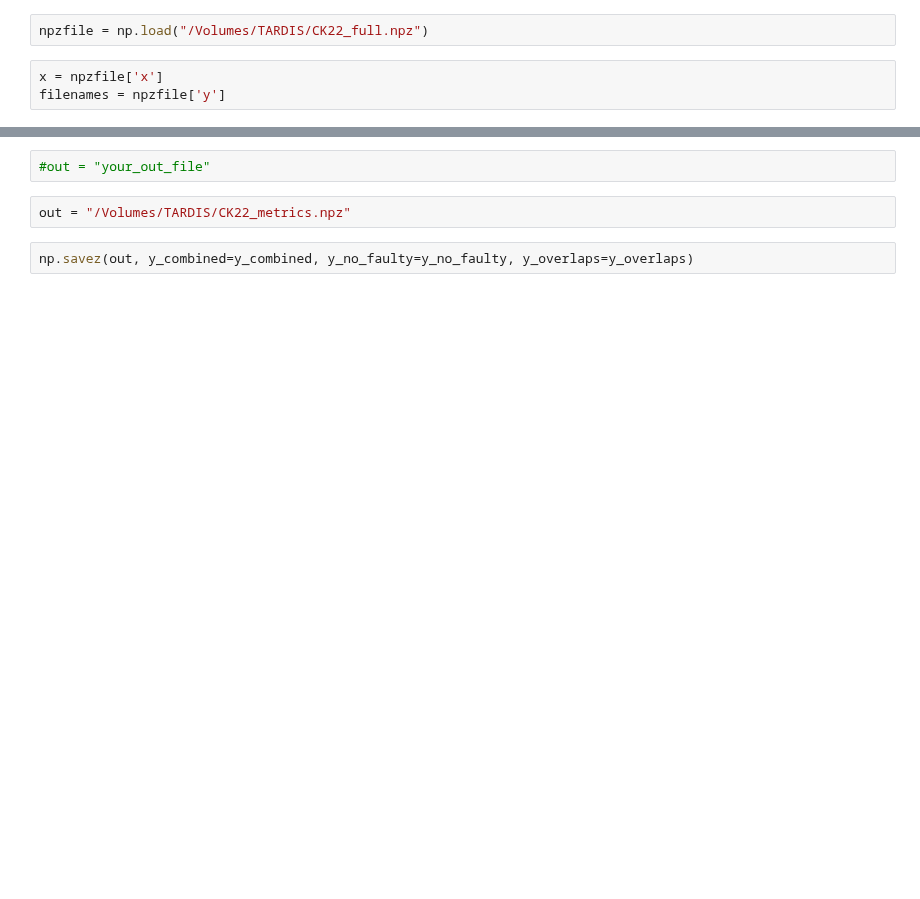
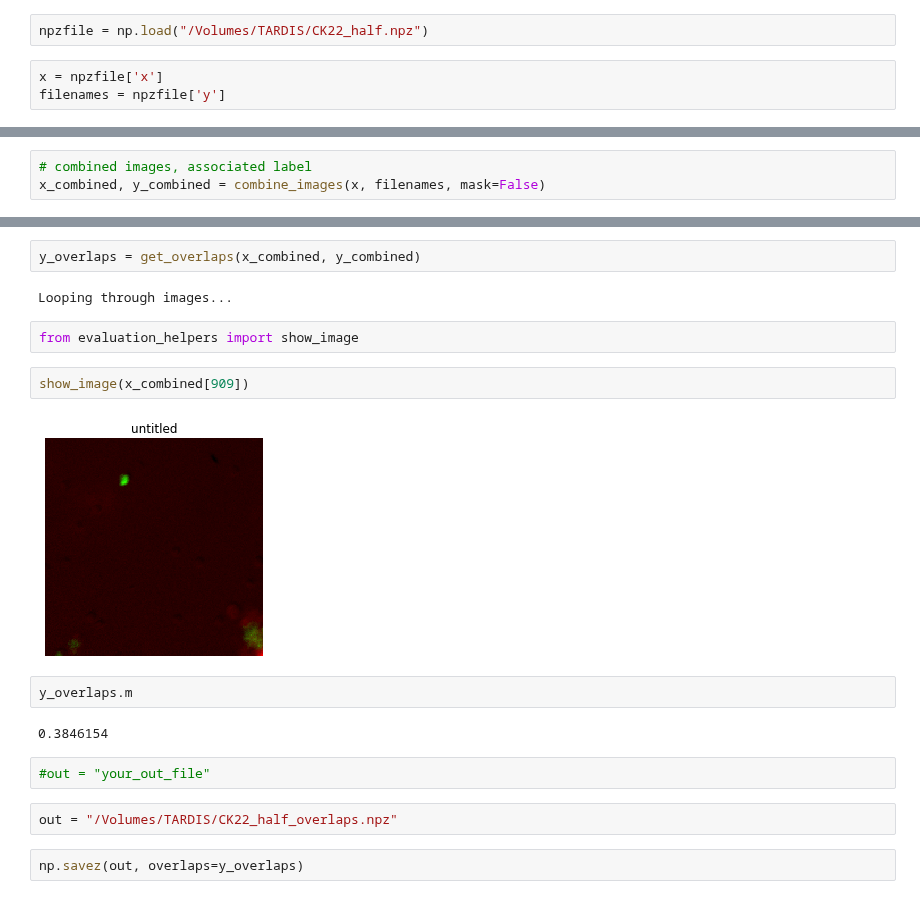
Before and after one commit to leonore/deep-learning-for-immune-cells, a Jupyter notebook: src/compress_files.ipynb, the cells around one changed output, grey strips where cells are left out. Saved outputs shown, nothing was run; the diff lists cells and outputs as text; blank space fills up the shorter version.

Commit message:
changed technique for capturing labels+overlaps, reducing complexity

```diff
--- a/src/compress_files.ipynb
+++ b/src/compress_files.ipynb
@@ -105,7 +107,7 @@ compress_images("/Volumes/TARDIS/CK22_full.npz", CK22_files, 192)
 # %%
 #npzfile = np.load("your_npz_file")
 # %%
-npzfile = np.load("/Volumes/TARDIS/CK22_full.npz")
+npzfile = np.load("/Volumes/TARDIS/CK22_half.npz")
 # %%
 x = npzfile['x']
 filenames = npzfile['y']
@@ -159,0 +117,3 @@ Looping through images...
+# %%
+# combined images, associated label
+x_combined, y_combined = combine_images(x, filenames, mask=False)
@@ -160,6 +139,20 @@ Looping through images...
+# %%
+y_overlaps = get_overlaps(x_combined, y_combined)
+# %% [output]
+Looping through images...
+# %%
+from evaluation_helpers import show_image
+# %%
+show_image(x_combined[909])
+# %% [output]
+[figure, added]
+# %%
+y_overlaps.m
+# %% [output]
+0.3846154
 # %%
 #out = "your_out_file"
 # %%
-out = "/Volumes/TARDIS/CK22_metrics.npz"
+out = "/Volumes/TARDIS/CK22_half_overlaps.npz"
 # %%
-np.savez(out, y_combined=y_combined, y_no_faulty=y_no_faulty, y_overlaps=y_overlaps)
+np.savez(out, overlaps=y_overlaps)
```
Also changed, not shown: parts of 9 cells of this notebook.
